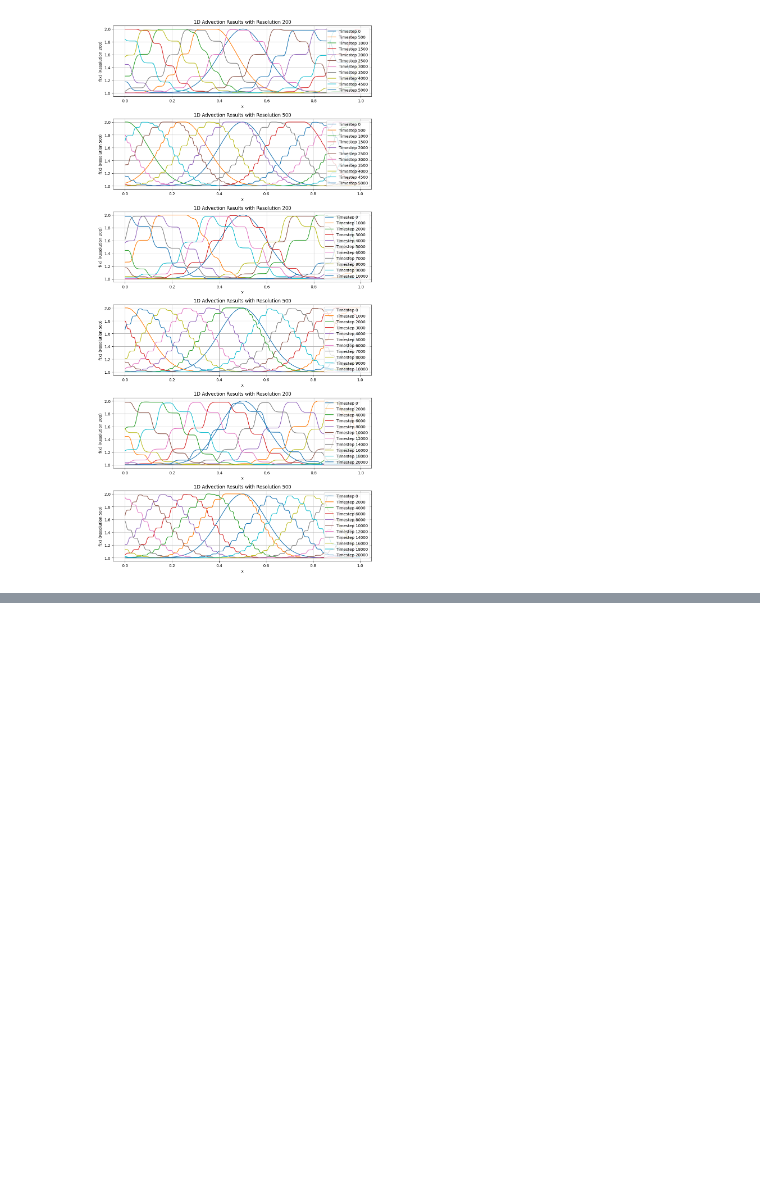
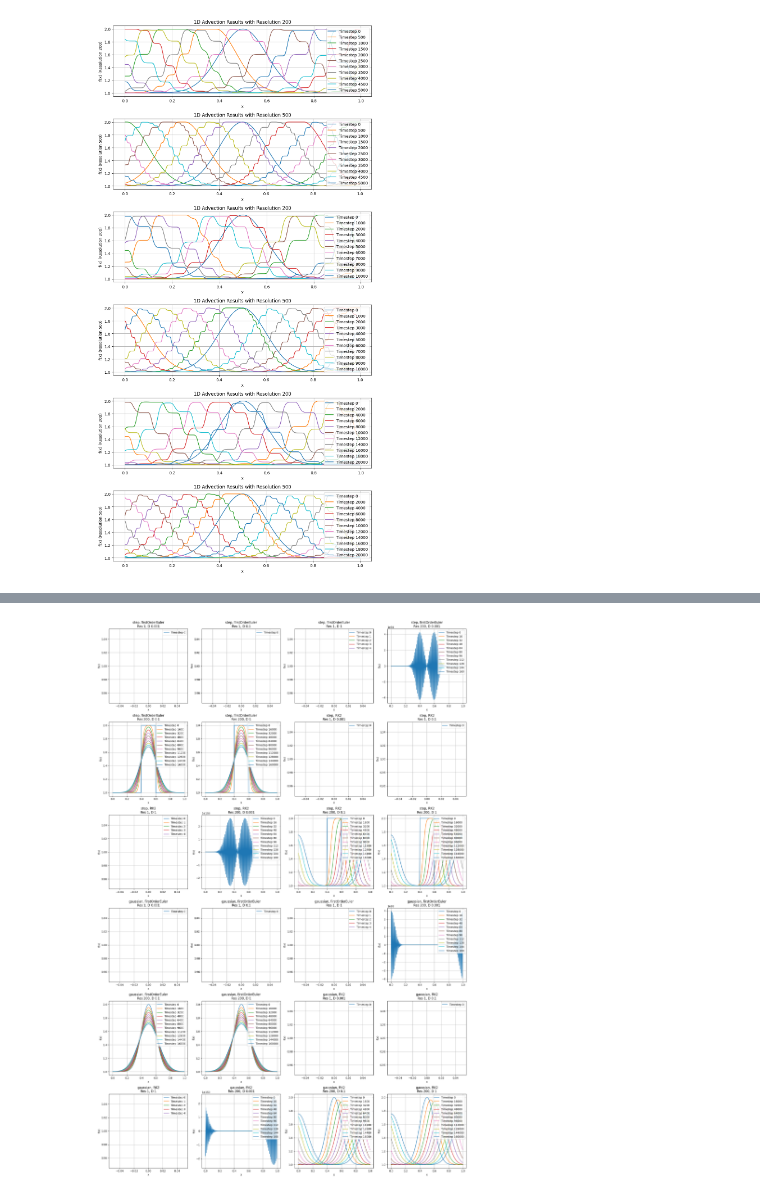
Before and after one commit to dariohug/03_Hydro_project, a Jupyter notebook: visualization.ipynb, the cells around one changed output, grey strips where cells are left out. Cells and saved outputs as stored; diff of their text form; code cells hidden in the pictures; blank space fills up the shorter version.

```diff
--- a/visualization.ipynb
+++ b/visualization.ipynb
@@ -184,9 +184,7 @@ data_results = {}
 for time in time_scales:
     for resolution in resolutions:
         # Check if the compilation succeeded
-        if run_process.stderr:
-            print(f"Error Output: {run_process.stderr}")
-        elif compile_process.returncode == 0:
+        if compile_process.returncode == 0:
             print("\033[92m---Compilation succeeded---\033[0m")
 
             # Run the compiled executable
@@ -196,9 +194,9 @@ for time in time_scales:
             run_process = subprocess.run(run_command, capture_output=True, text=True)
 
             # Display the output of the C++ program
-            print(f"Output:     {run_process.stdout}")
+            print(f"Output: {run_process.stdout}, errors : [{run_process.stderr}]")
 
-            data_results[(time, resolution)] = pd.read_csv("01_02_advection_second_order_results.csv")
+            data_results[(time, resolution)] = pd.read_csv(output_file_name)
         else:
             # Display compilation errors
             print(f"\033[91mCompilation failed with errorcode:\033[0m {compile_process.stderr}")
@@ -255,0 +324,38 @@ plt.show()
+# %%
+# Determine the number of rows needed for 4 columns
+num_plots = len(data_results)
+num_columns = 4
+num_rows = (num_plots + num_columns - 1) // num_columns  # Ceiling division
+
+fig, axes = plt.subplots(num_rows, num_columns, figsize=(20, num_rows * 5))
+axes = axes.flatten()  # Flatten axes for easier iteration
+
+for ax, ((starting_condition, method, resolution, diffusion_coefficient), data) in zip(axes, data_results.items()):
+    # Extract x values and time series data
+    x = data["x"].values
+    time_series = data.drop(columns=["x"]).values
+
+    # Determine the number of timesteps and adjust the plot interval
+    num_timesteps = time_series.shape[1]
+    plot_interval = max(1, num_timesteps // 10)
+
+    # Plot results for selected timesteps
+    for t in range(0, num_timesteps, plot_interval):
+        ax.plot(x, time_series[:, t], label=f"Timestep {t}")
+
+    # Customize the plot with condition-specific title and labels
+    ax.set_title(f"{starting_condition}, {method}\nRes {resolution}, D {diffusion_coefficient}")
+    ax.set_xlabel("x")
+    ax.set_ylabel(f"f(x)")
+    ax.grid()
+    ax.legend(loc="upper right")
+
+# Turn off any unused axes
+for ax in axes[num_plots:]:
+    ax.axis('off')
+
+# Adjust layout for better spacing
+plt.tight_layout()
+plt.show()
+# %% [output]
+[figure, added]
```
Also changed, not shown: parts of 2 cells of this notebook, 3 other files.
